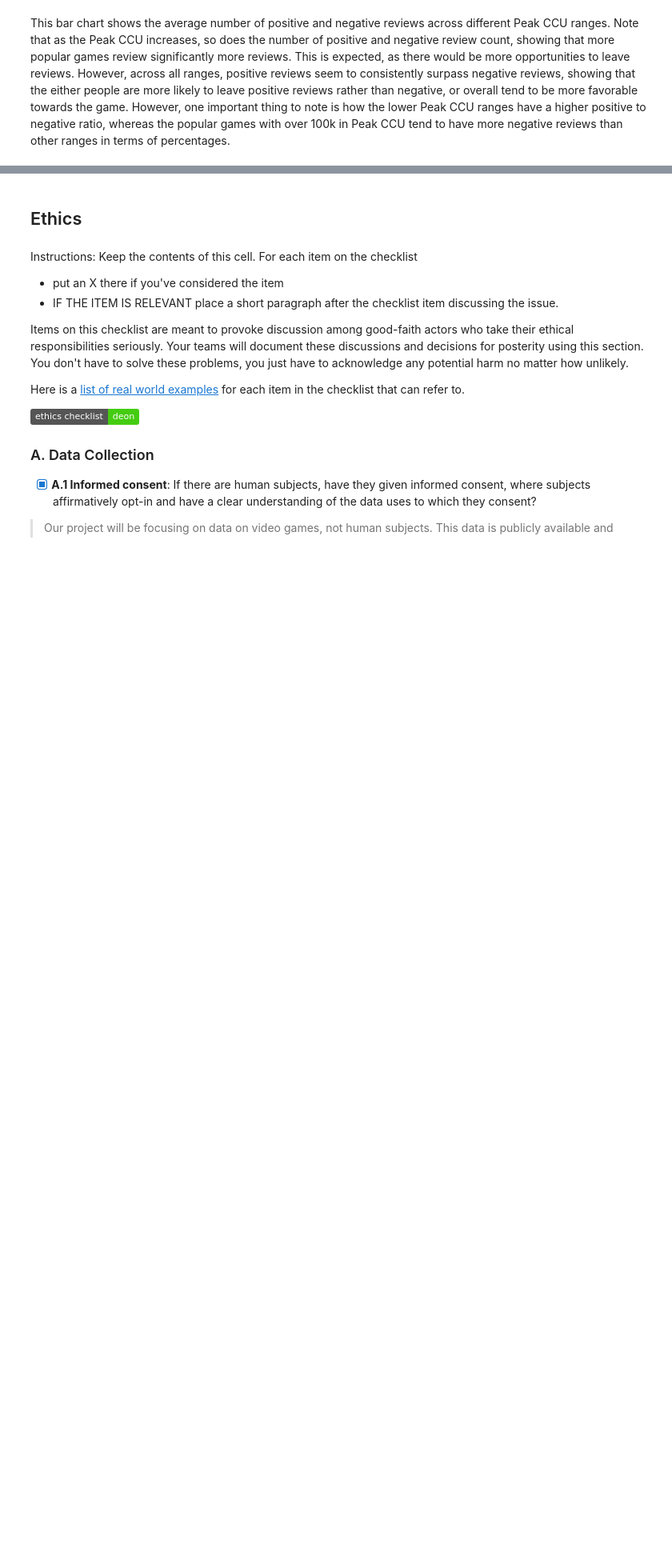
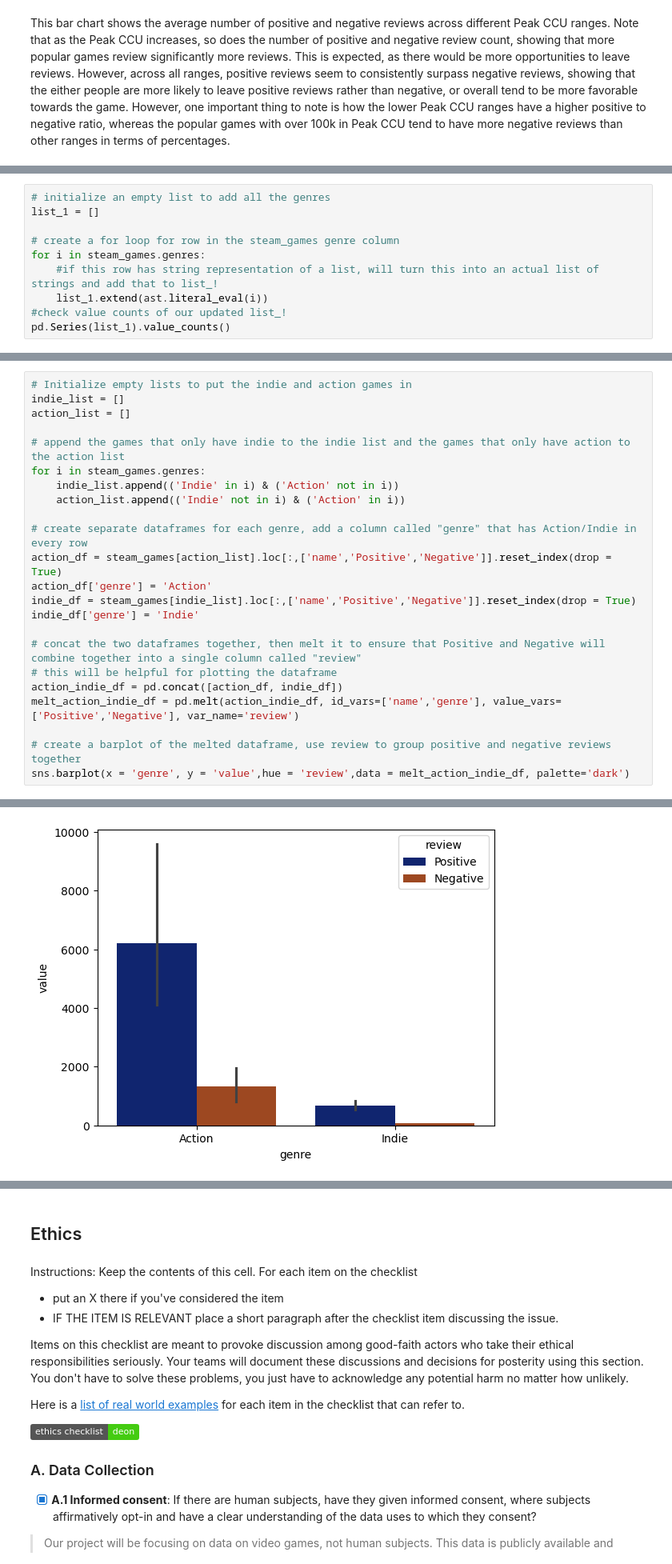
Before and after one commit to COGS108/Group100_WI26, a Jupyter notebook: 03-FinalProject.ipynb, the cells around one changed output, grey strips where cells are left out. Shown at 80% size. Drawn from its saved outputs; the diff is of its cells as text; badges without logos; blank space fills up the shorter version.

Commit message:
adding one more graph and fixing grammar!

```diff
--- a/03-FinalProject.ipynb
+++ b/03-FinalProject.ipynb
@@ -699,0 +682,10 @@ This bar chart shows the average number of positive and negative reviews across
+# %%
+# initialize an empty list to add all the genres
+list_1 = []
+
+# create a for loop for row in the steam_games genre column
+for i in steam_games.genres:
+    #if this row has string representation of a list, will turn this into an actual list of strings and add that to list_!
+    list_1.extend(ast.literal_eval(i))
+#check value counts of our updated list_!
+pd.Series(list_1).value_counts()
@@ -699,0 +712,24 @@ This bar chart shows the average number of positive and negative reviews across
+# %%
+# Initialize empty lists to put the indie and action games in
+indie_list = []
+action_list = []
+
+# append the games that only have indie to the indie list and the games that only have action to the action list
+for i in steam_games.genres:
+    indie_list.append(('Indie' in i) & ('Action' not in i))
+    action_list.append(('Indie' not in i) & ('Action' in i))
+
+# create separate dataframes for each genre, add a column called "genre" that has Action/Indie in every row
+action_df = steam_games[action_list].loc[:,['name','Positive','Negative']].reset_index(drop = True)
+action_df['genre'] = 'Action'
+indie_df = steam_games[indie_list].loc[:,['name','Positive','Negative']].reset_index(drop = True)
+indie_df['genre'] = 'Indie'
+
+# concat the two dataframes together, then melt it to ensure that Positive and Negative will combine together into a single column called "review"
+# this will be helpful for plotting the dataframe
+action_indie_df = pd.concat([action_df, indie_df])
+melt_action_indie_df = pd.melt(action_indie_df, id_vars=['name','genre'], value_vars=['Positive','Negative'], var_name='review')
+
+# create a barplot of the melted dataframe, use review to group positive and negative reviews together
+sns.barplot(x = 'genre', y = 'value',hue = 'review',data = melt_action_indie_df, palette='dark')
+# %% [output]
@@ -699,0 +737 @@ This bar chart shows the average number of positive and negative reviews across
+[figure, added]
```
Also changed, not shown: parts of 26 cells of this notebook.
